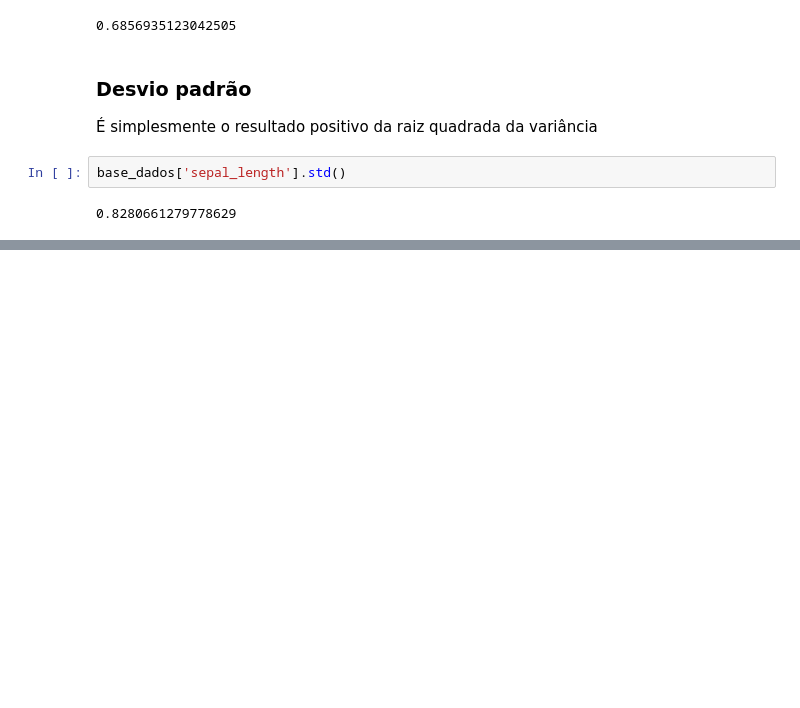
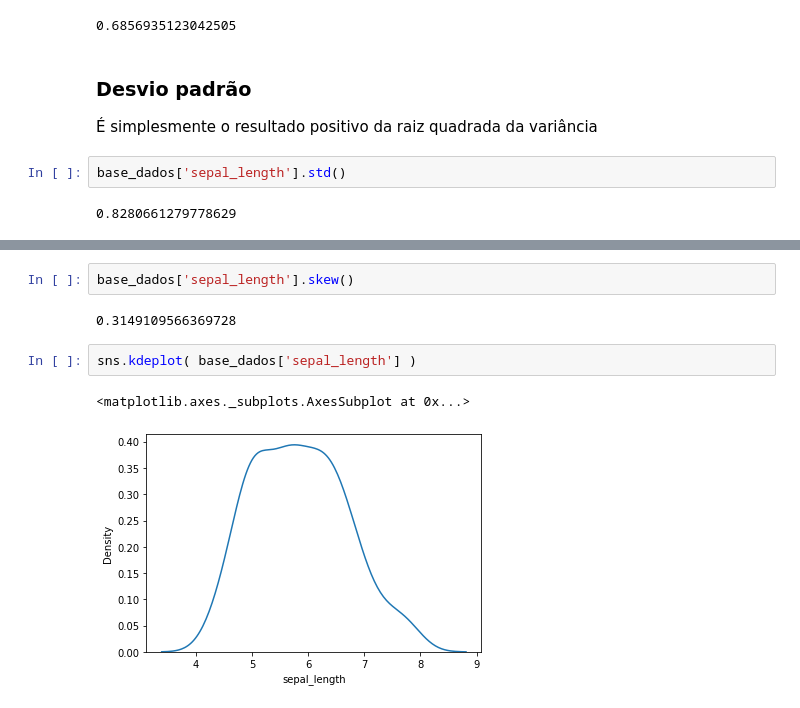
Before and after one commit to JardelSilva-86/Python-para-An-lise-de-Dados, a Jupyter notebook: Estatística_Descritiva.ipynb, the cells around one changed output, grey strips where cells are left out. Cells and saved outputs as stored; diff of their text form; blank space fills up the shorter version.

```diff
--- a/Estatística_Descritiva.ipynb
+++ b/Estatística_Descritiva.ipynb
@@ -143,0 +177,9 @@ base_dados['sepal_length'].std()
+# %%
+base_dados['sepal_length'].skew()
+# %% [output]
+0.3149109566369728
+# %%
+sns.kdeplot( base_dados['sepal_length'] )
+# %% [output]
+<matplotlib.axes._subplots.AxesSubplot at 0x...>
+[figure, added]
```
Also changed, not shown: parts of 13 cells of this notebook.
